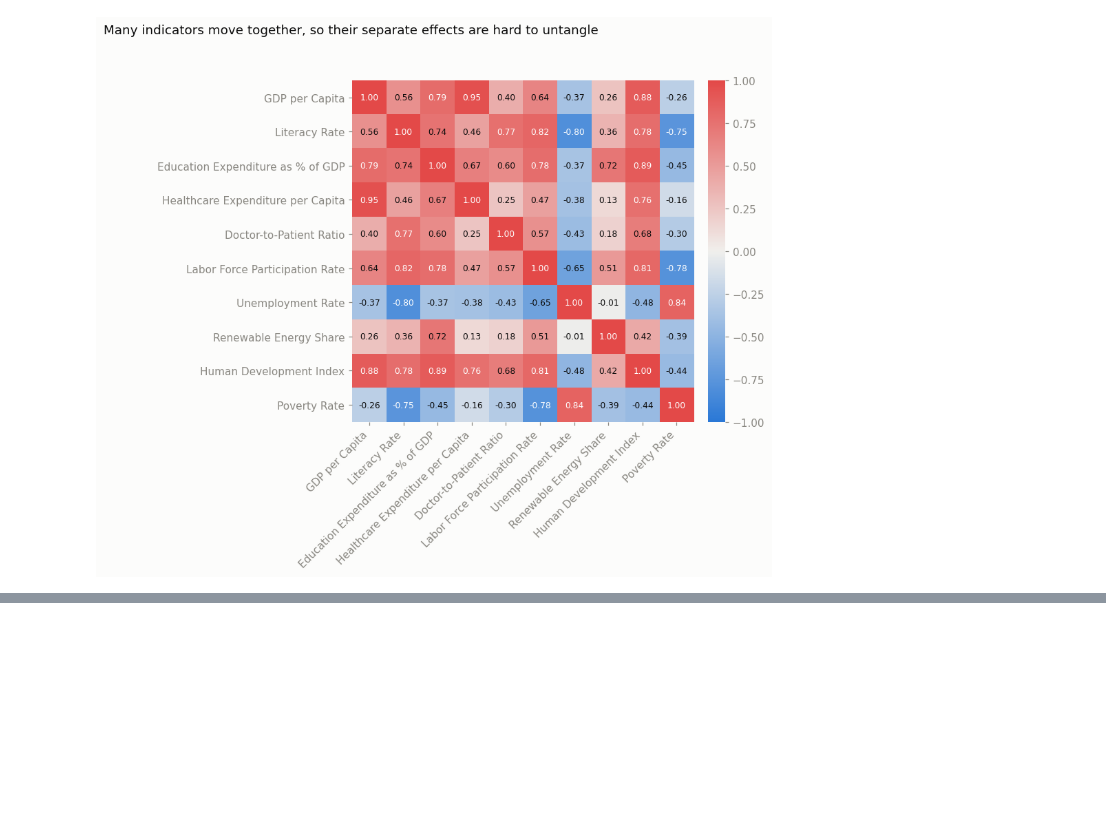
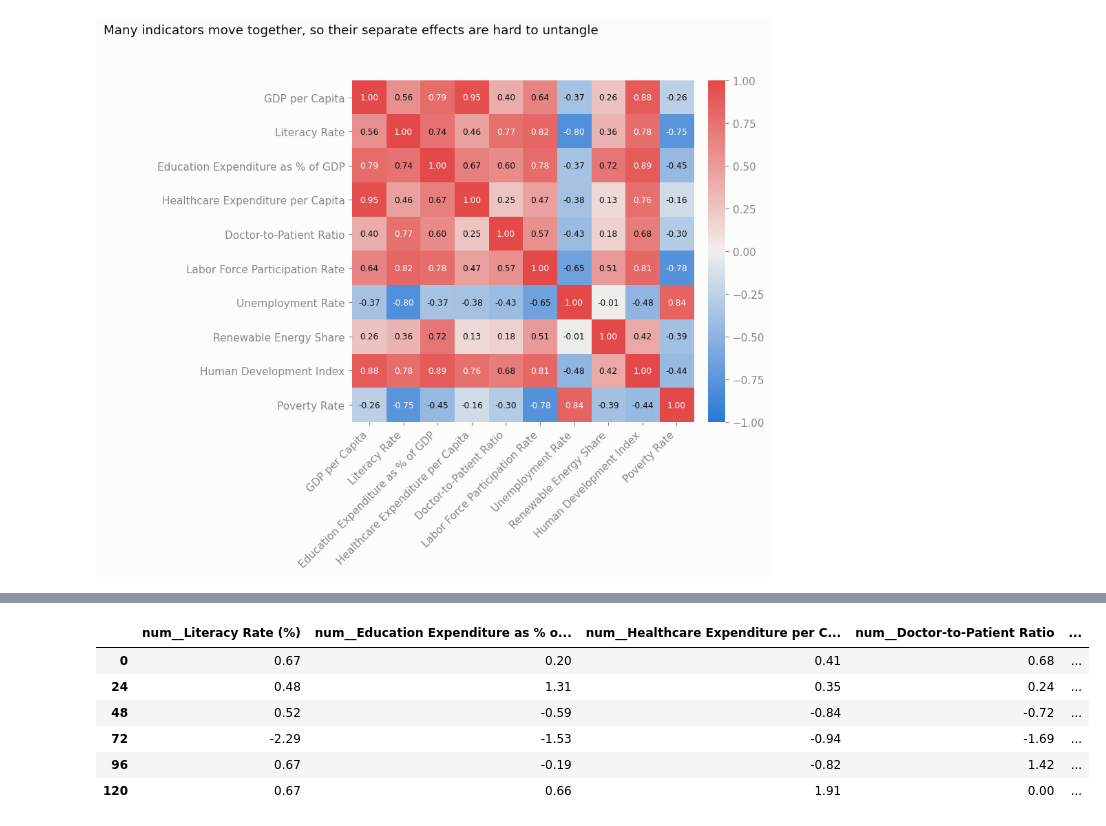
Before and after one commit to aaronawsg/capstone, a Jupyter notebook: Capstone_Economics_Analysis.ipynb, the cells around one changed output, grey strips where cells are left out. Saved outputs shown, nothing was run; the diff lists cells and outputs as text; code cells hidden in the pictures; blank space fills up the shorter version.

```diff
--- a/Capstone_Economics_Analysis.ipynb
+++ b/Capstone_Economics_Analysis.ipynb
@@ -515,0 +469,17 @@ ValueError: could not convert string to float: 'Russia'
+# %%
+TARGET = 'GDP per Capita (in USD)'
+NUMERIC = [
+    'Literacy Rate (%)',
+    'Education Expenditure as % of GDP',
+    'Healthcare Expenditure per Capita (USD)',
+    'Doctor-to-Patient Ratio',
+    'Labor Force Participation Rate (%)',
+    'Unemployment Rate (%)',
+    'Renewable Energy Share (%)',
+    'Poverty Rate (%)',
+]
+CATEGORICAL = ['Country']
+
+X = df[NUMERIC + CATEGORICAL]
+y = df[TARGET]
+X.head()
@@ -515,0 +499,15 @@ ValueError: could not convert string to float: 'Russia'
+# %%
+preprocess = ColumnTransformer([
+    ('num', StandardScaler(), NUMERIC),
+    ('cat', OneHotEncoder(drop='first'), CATEGORICAL),
+])
+preprocess.fit(X)
+pd.DataFrame(preprocess.transform(X), columns=preprocess.get_feature_names_out()).iloc[[0, 24, 48, 72, 96, 120]].round(2)
+# %% [output]
+|  | num__Literacy Rate (%) | num__Education Expenditure as % o... | num__Healthcare Expenditure per C... | num__Doctor-to-Patient Ratio | ... |
+| 0 | 0.67 | 0.20 | 0.41 | 0.68 | ... |
+| 24 | 0.48 | 1.31 | 0.35 | 0.24 | ... |
+| 48 | 0.52 | -0.59 | -0.84 | -0.72 | ... |
+| 72 | -2.29 | -1.53 | -0.94 | -1.69 | ... |
+| 96 | 0.67 | -0.19 | -0.82 | 1.42 | ... |
+| 120 | 0.67 | 0.66 | 1.91 | 0.00 | ... |
```
Also changed, not shown: parts of 18 cells of this notebook.
